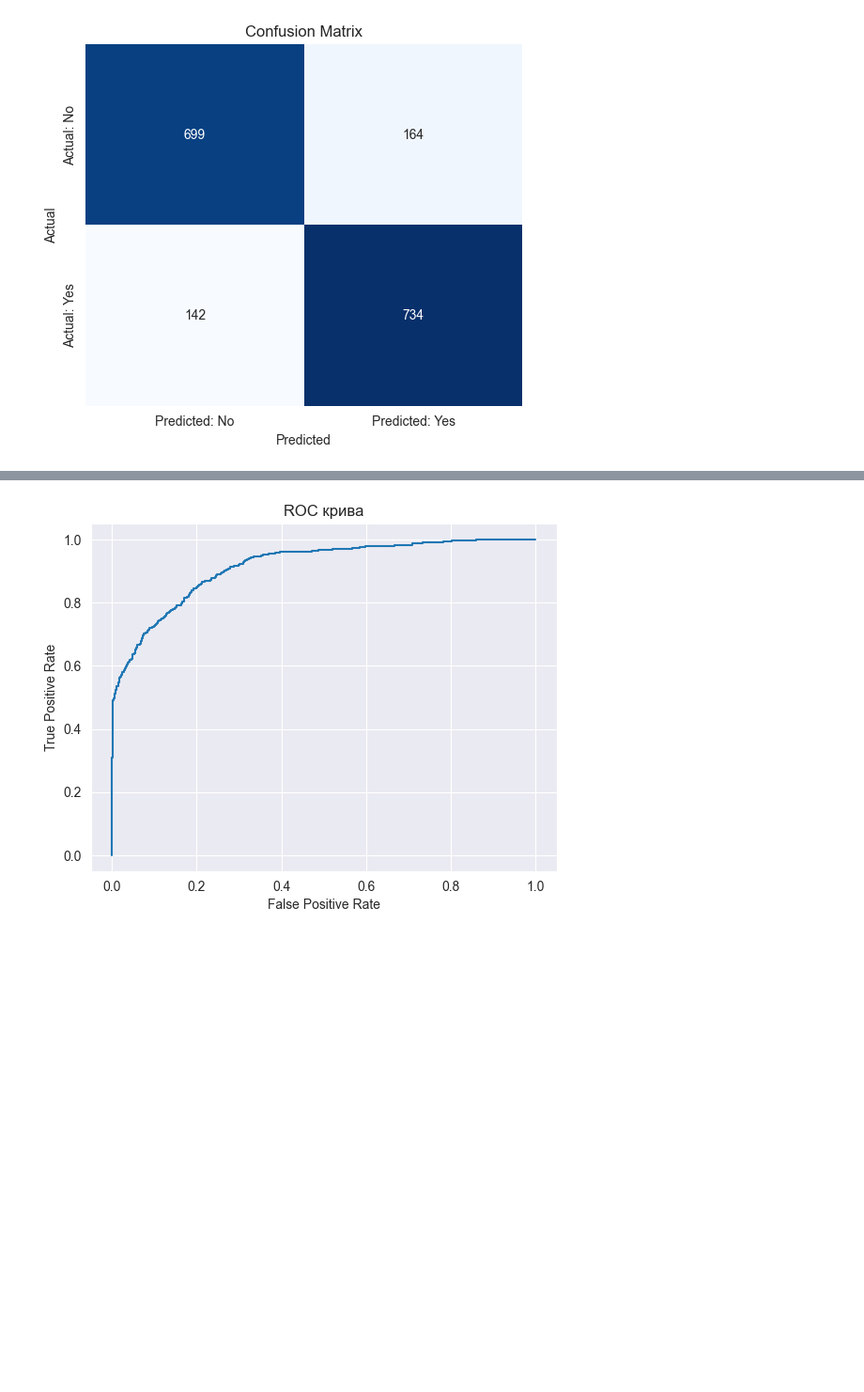
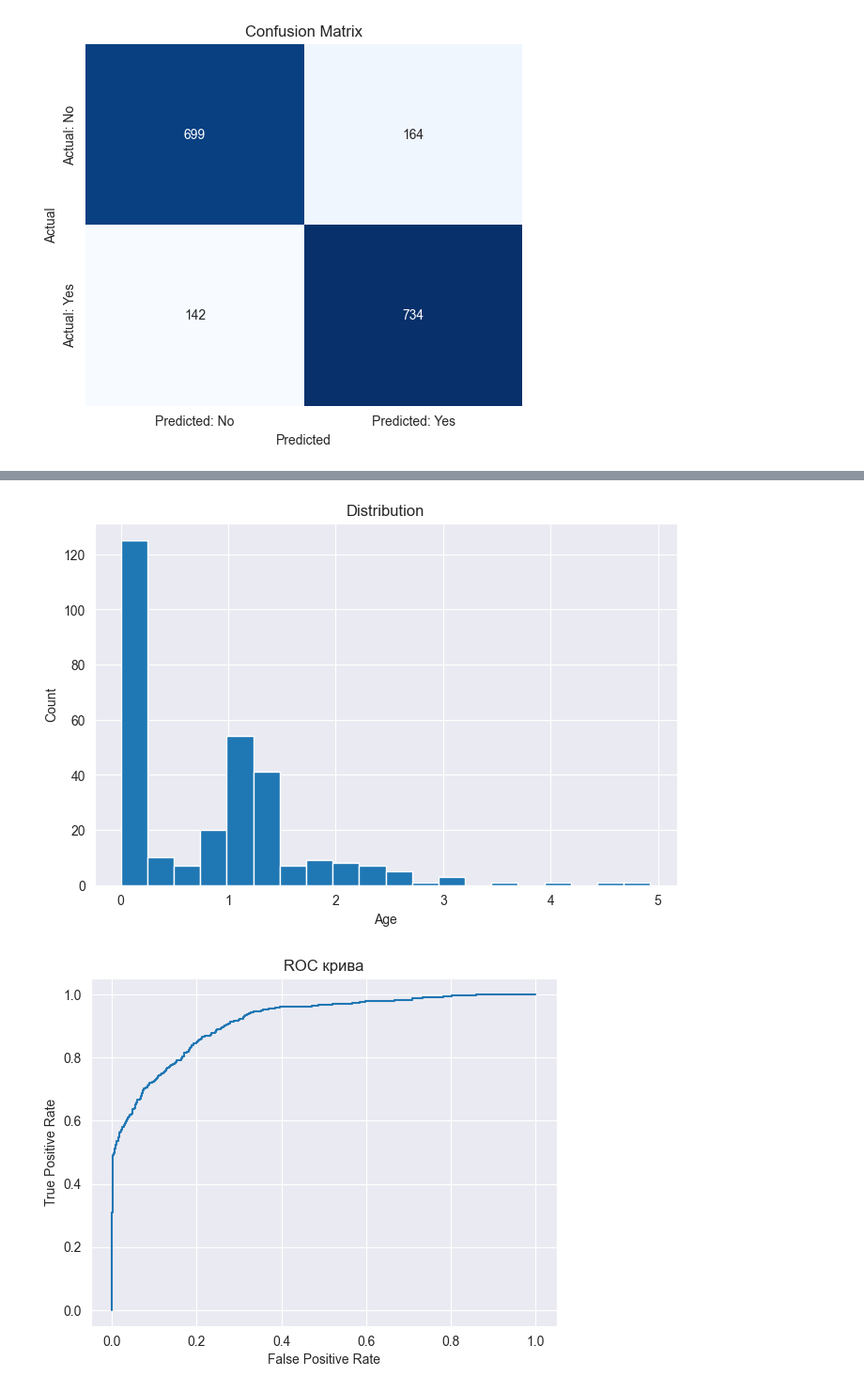
Before and after one commit to plamensve/SPACESHIP_TITANIC, a Jupyter notebook: notebooks/new_spaceship_titanic.ipynb, the cells around one changed output, grey strips where cells are left out. Shown at 94% size. Cells and saved outputs as stored; diff of their text form; code cells hidden in the pictures; blank space fills up the shorter version.

```diff
--- a/notebooks/new_spaceship_titanic.ipynb
+++ b/notebooks/new_spaceship_titanic.ipynb
@@ -412,3 +412,14 @@ plt.xlabel('Predicted')
 plt.show()
 # %% [output]
 [figure]
+# %%
+from sklearn.metrics import confusion_matrix
+
+cm = confusion_matrix(y_test, y_pred)
+
+wrong_idx = (y_pred != y_test.values)
+wrong_predictions = X_test[wrong_idx].copy()
+wrong_predictions['actual'] = y_test.values[wrong_idx]
+wrong_predictions['predicted'] = y_pred[wrong_idx]
+
+wrong_predictions
@@ -415,3 +440,12 @@ plt.show()
+# %%
+plt.figure(figsize=(8, 5))
+plt.hist(wrong_predictions['planet_spent_ratio'], bins=20)
+plt.xlabel('Age')
+plt.ylabel('Count')
+plt.title('Distribution')
+plt.show()
+# %% [output]
+[figure, added]
 # %%
 from sklearn.metrics import roc_curve, auc
 
```
Also changed, not shown: parts of 2 cells of this notebook, 4 other files.
